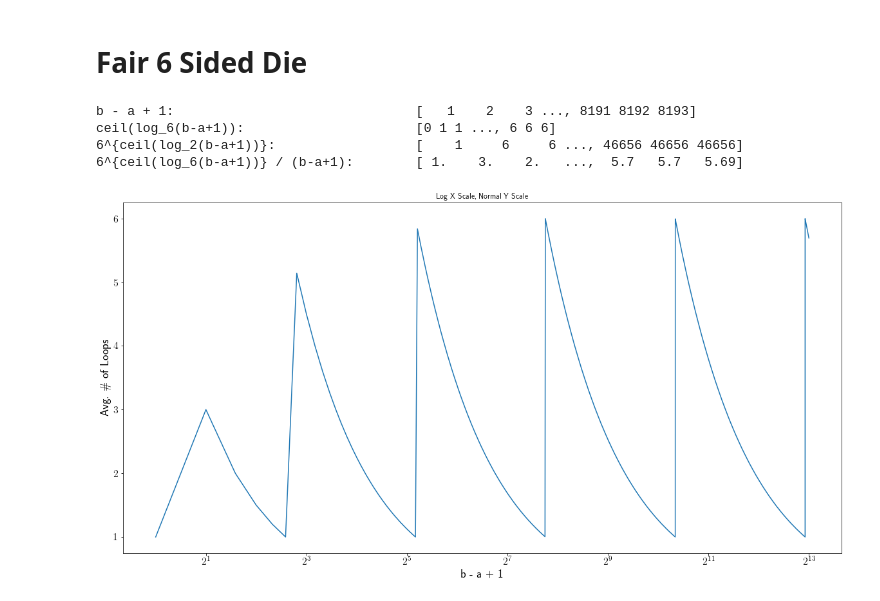
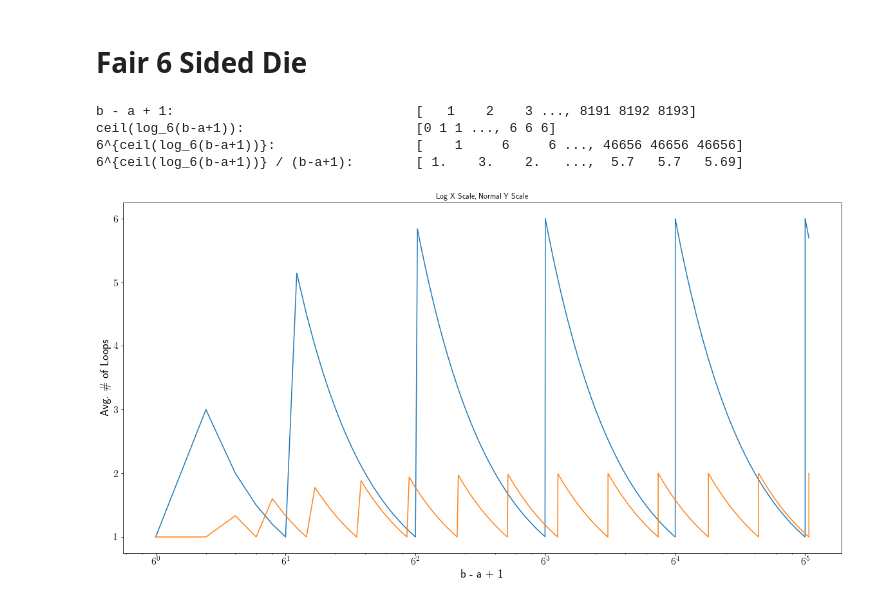
Before and after one commit to jonathan-shahen/public-jupyter-notebooks, a Jupyter notebook: 2017-09-ece-606-algorithms/ECE 606 Quiz 5.ipynb, the cells around one changed output. Drawn from its saved outputs; the diff is of its cells as text; code cells hidden in the pictures.

```diff
--- a/2017-09-ece-606-algorithms/ECE 606 Quiz 5.ipynb
+++ b/2017-09-ece-606-algorithms/ECE 606 Quiz 5.ipynb
@@ -49,20 +49,21 @@ plt.show()
 # %%
 x = np.arange(1, 2**13+2) # [1, 2**13 + 2) == [1, 2**13 + 1] (since we are dealing with ints)
 y = np.int_(np.ceil(np.log(x)/np.log(6)))
-y2 = 6 ** y
+y6 = 6 ** y
 
 print('b - a + 1:\t\t\t\t', x)
 print('ceil(log_6(b-a+1)):\t\t\t', y)
-print('6^{ceil(log_6(b-a+1))}:\t\t\t', y2)
-print('6^{ceil(log_6(b-a+1))} / (b-a+1):\t', np.round(y2/x, decimals=2))
+print('6^{ceil(log_6(b-a+1))}:\t\t\t', y6)
+print('6^{ceil(log_6(b-a+1))} / (b-a+1):\t', np.round(y6/x, decimals=2))
 
 plt.figure(figsize=(20,10)); plt.title('Log X Scale, Normal Y Scale')
 plt.xlabel('b - a + 1', fontsize=18);plt.ylabel(r'Avg. \# of Loops', fontsize=18)
 plt.yticks(fontsize=16);plt.xticks(fontsize=16)
-plt.semilogx(x, y2/x, basex=2);plt.show()
+plt.semilogx(x, y6/x, basex=6, label=r'$6^{ceil(log_6(b-a+1))} / (b-a+1)$')
+plt.semilogx(x, y2/x, basex=6, label=r'$2^{ceil(log_2(b-a+1))} / (b-a+1)$');plt.show()
 # %% [output]
 b - a + 1:                               [   1    2    3 ..., 8191 8192 8193]
 ceil(log_6(b-a+1)):                      [0 1 1 ..., 6 6 6]
-6^{ceil(log_2(b-a+1))}:                  [    1     6     6 ..., 46656 46656 46656]
+6^{ceil(log_6(b-a+1))}:                  [    1     6     6 ..., 46656 46656 46656]
 6^{ceil(log_6(b-a+1))} / (b-a+1):        [ 1.    3.    2.   ...,  5.7   5.7   5.69]
-[figure, old version]
+[figure, new version]
```
Also changed, not shown: parts of 6 cells of this notebook.
